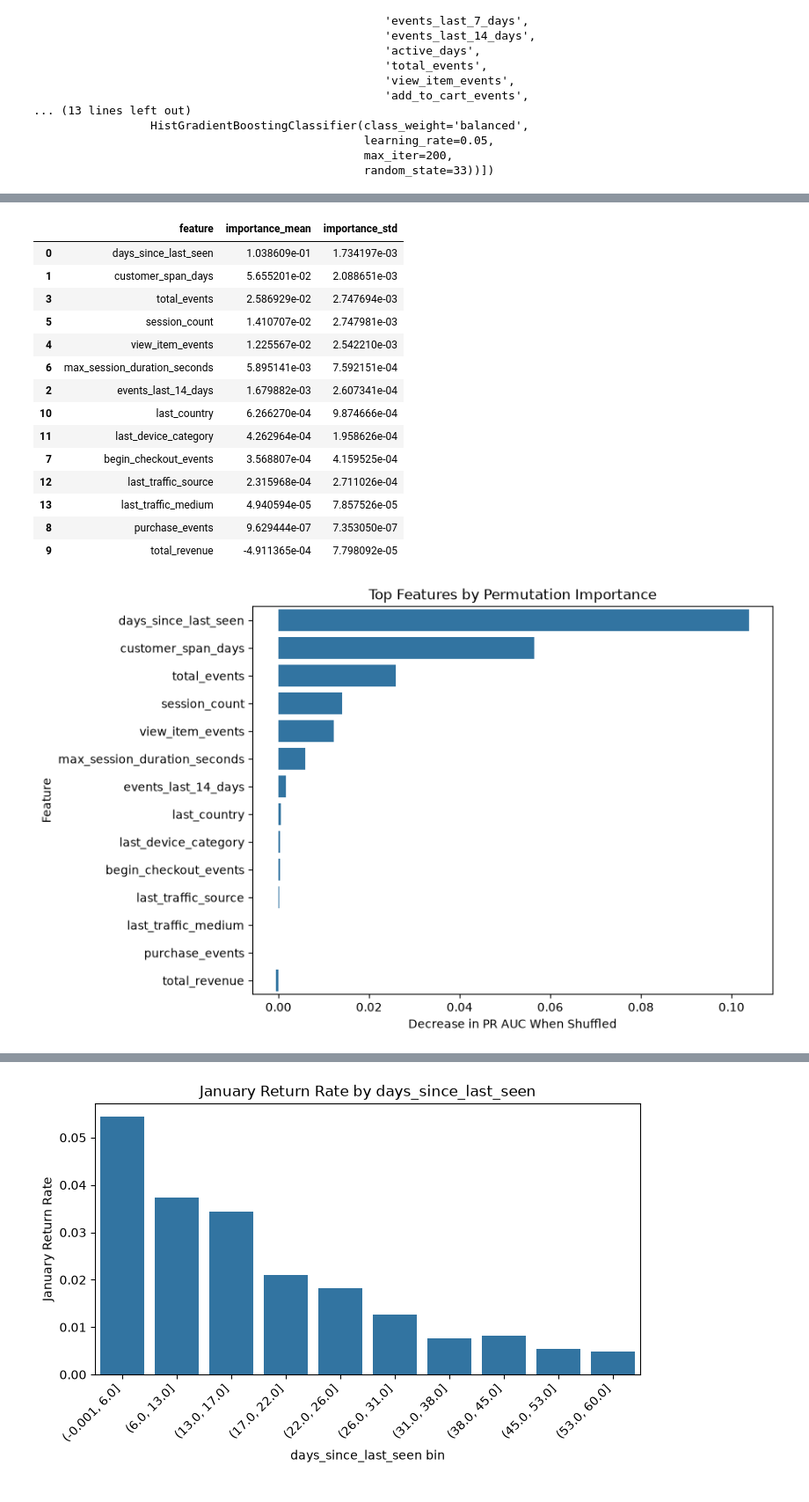
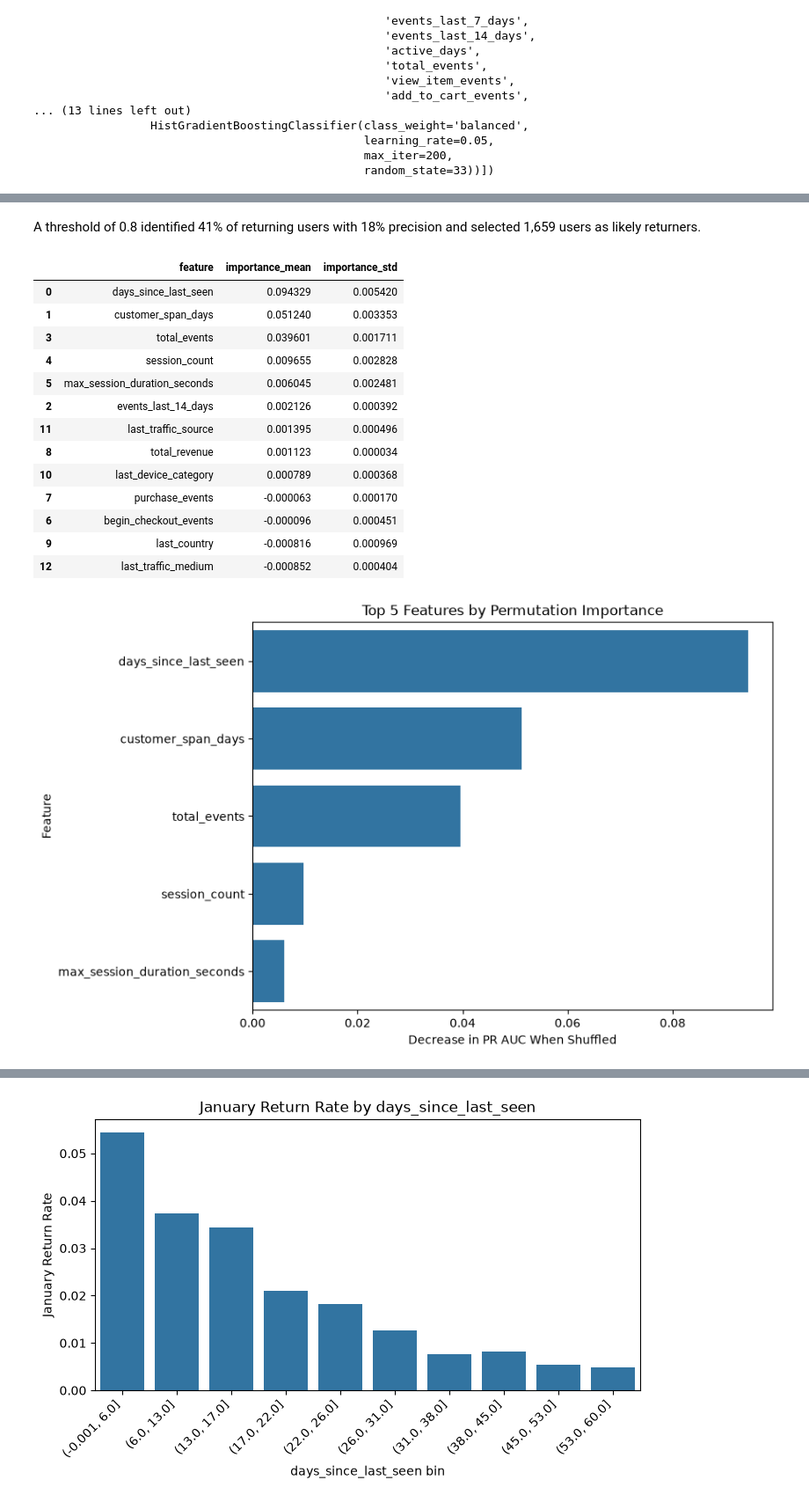
Before and after one commit to ngfackler/GA4-Ecommerce-Funnel-Analytics-ML, a Jupyter notebook: notebook/returning_customer_model.ipynb, the cells around one changed output, grey strips where cells are left out. Shown at 88% size. Saved outputs shown, nothing was run; the diff lists cells and outputs as text; code cells hidden in the pictures.

```diff
--- a/notebook/returning_customer_model.ipynb
+++ b/notebook/returning_customer_model.ipynb
@@ -540,7 +553,6 @@ reduced_numeric_features = [
     "customer_span_days",
     "events_last_14_days",
     "total_events",
-    "view_item_events",
     "session_count",
     "max_session_duration_seconds",
     "begin_checkout_events",
@@ -661,3 +731,5 @@ A threshold of 0.9 produces higher precision at 29%, but recall falls to 19%, so
+# %% [markdown]
+A threshold of 0.8 identified 41% of returning users with 18% precision and selected 1,659 users as likely returners.
 # %%
 # feature importance for reduced gradient boosting model
 
@@ -680,40 +752,39 @@ importance_df = pd.DataFrame({
 importance_df.head(15)
 # %% [output]
 |  | feature | importance_mean | importance_std |
-| 0 | days_since_last_seen | 1.038609e-01 | 1.734197e-03 |
-| 1 | customer_span_days | 5.655201e-02 | 2.088651e-03 |
-| 3 | total_events | 2.586929e-02 | 2.747694e-03 |
-| 5 | session_count | 1.410707e-02 | 2.747981e-03 |
-| 4 | view_item_events | 1.225567e-02 | 2.542210e-03 |
-| 6 | max_session_duration_seconds | 5.895141e-03 | 7.592151e-04 |
-| 2 | events_last_14_days | 1.679882e-03 | 2.607341e-04 |
-| 10 | last_country | 6.266270e-04 | 9.874666e-04 |
-| 11 | last_device_category | 4.262964e-04 | 1.958626e-04 |
-| 7 | begin_checkout_events | 3.568807e-04 | 4.159525e-04 |
-| 12 | last_traffic_source | 2.315968e-04 | 2.711026e-04 |
-| 13 | last_traffic_medium | 4.940594e-05 | 7.857526e-05 |
-| 8 | purchase_events | 9.629444e-07 | 7.353050e-07 |
-| 9 | total_revenue | -4.911365e-04 | 7.798092e-05 |
+| 0 | days_since_last_seen | 0.094329 | 0.005420 |
+| 1 | customer_span_days | 0.051240 | 0.003353 |
+| 3 | total_events | 0.039601 | 0.001711 |
+| 4 | session_count | 0.009655 | 0.002828 |
+| 5 | max_session_duration_seconds | 0.006045 | 0.002481 |
+| 2 | events_last_14_days | 0.002126 | 0.000392 |
+| 11 | last_traffic_source | 0.001395 | 0.000496 |
+| 8 | total_revenue | 0.001123 | 0.000034 |
+| 10 | last_device_category | 0.000789 | 0.000368 |
+| 7 | purchase_events | -0.000063 | 0.000170 |
+| 6 | begin_checkout_events | -0.000096 | 0.000451 |
+| 9 | last_country | -0.000816 | 0.000969 |
+| 12 | last_traffic_medium | -0.000852 | 0.000404 |
 # %%
-# visualize top features by permutation importance
+# visualize top five features by permutation importance
 
-top_importance = importance_df.head(15)
+top_importance = importance_df.head(5)
 
 plt.figure(figsize=(8, 6))
 sns.barplot(
     data=top_importance,
     x="importance_mean",
     y="feature"
 )
 
-plt.title("Top Features by Permutation Importance")
+plt.title("Top 5 Features by Permutation Importance")
 plt.xlabel("Decrease in PR AUC When Shuffled")
 plt.ylabel("Feature")
 
 plt.savefig("../figures/permutation_importance.png", dpi=300, bbox_inches="tight")
 plt.show()
 # %% [output]
-[figure, old version]
+[figure, new version]
 # %% [markdown]
 Permutation importance measures how much model performance decreases when each feature is randomly shuffled. Features with larger decreases are more important because disrupting them harms the model's ability to rank likely returning users.
 
```
Also changed, not shown: parts of 28 cells of this notebook, 2 other files.
